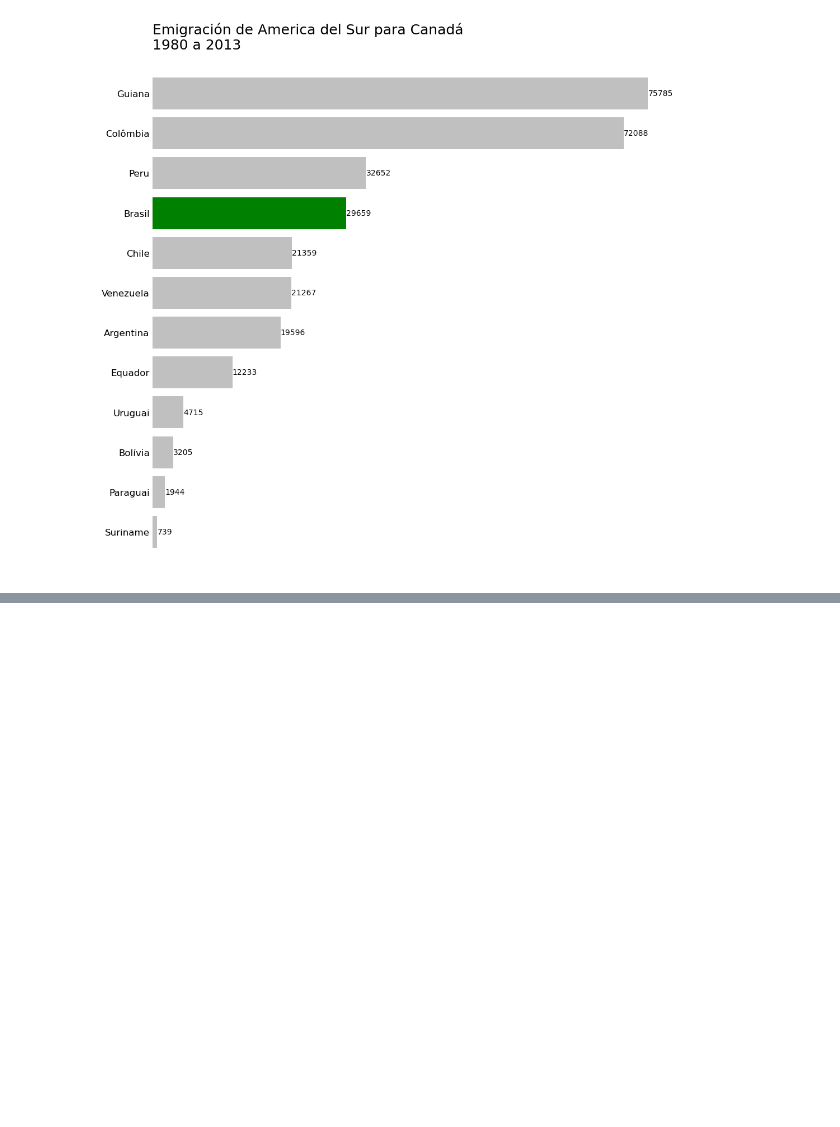
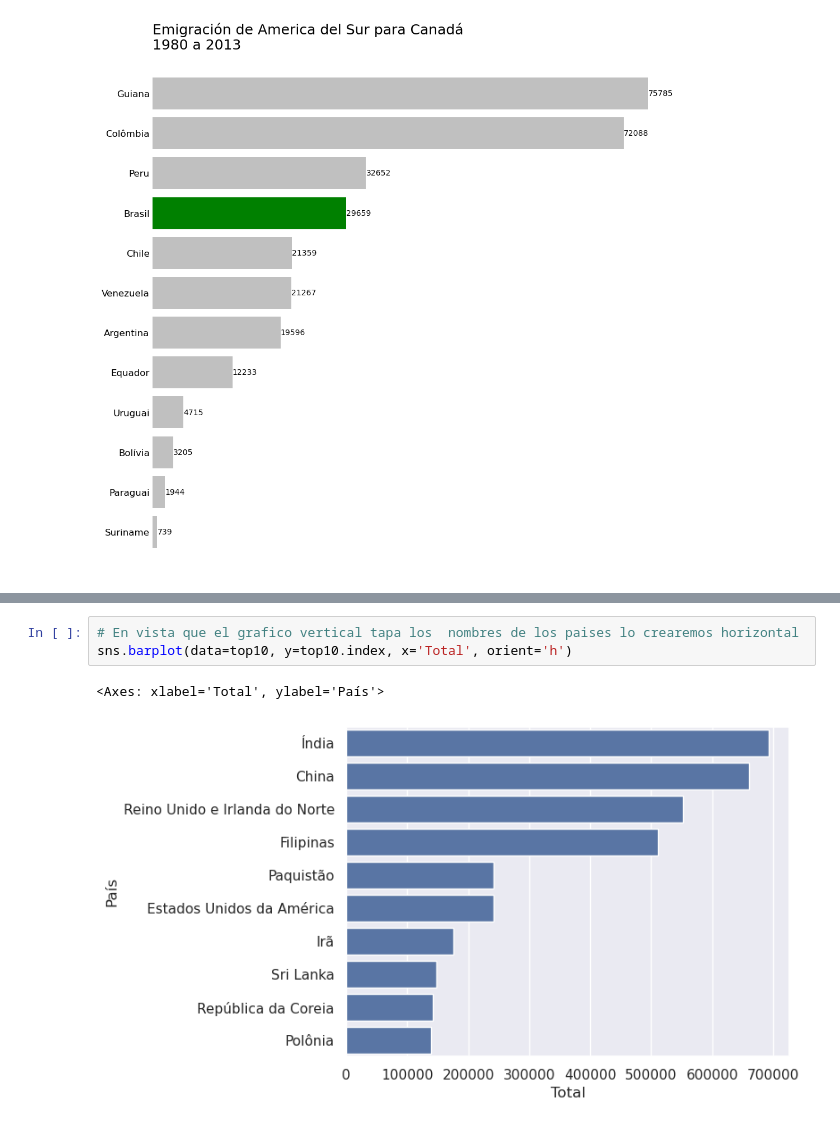
Before and after one commit to ygor-github/data_visualization, a Jupyter notebook: Aula.ipynb, the cells around one changed output, grey strips where cells are left out. Cells and saved outputs as stored; diff of their text form; blank space fills up the shorter version.

```diff
--- a/Aula.ipynb
+++ b/Aula.ipynb
@@ -738,0 +773,6 @@ plt.show()
+# %%
+# En vista que el grafico vertical tapa los  nombres de los paises lo crearemos horizontal
+sns.barplot(data=top10, y=top10.index, x='Total', orient='h')
+# %% [output]
+<Axes: xlabel='Total', ylabel='País'>
+[figure, added]
```
Also changed, not shown: parts of 6 cells of this notebook.
